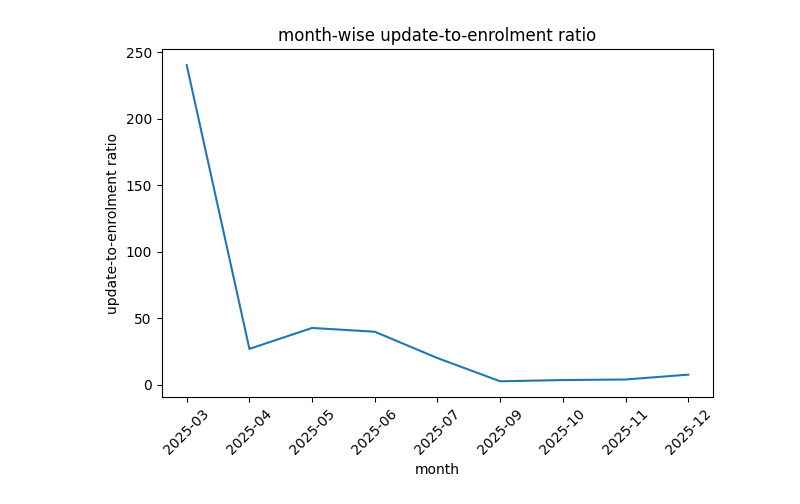
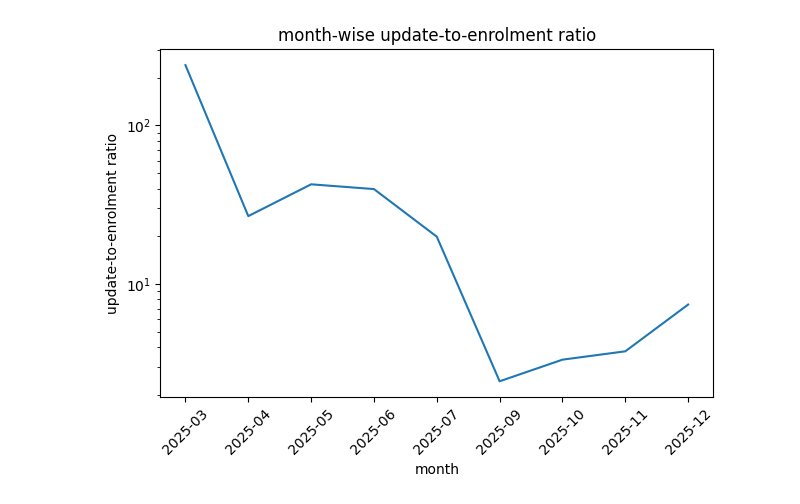
Before and after one commit to RishikaBothra/vestige, a Jupyter notebook: notebooks/Month-wise Update-to-Enrolment Ratio.ipynb, the cells around one changed output. Cells and saved outputs as stored; diff of their text form; code cells hidden in the pictures.

```diff
--- a/notebooks/Month-wise Update-to-Enrolment Ratio.ipynb
+++ b/notebooks/Month-wise Update-to-Enrolment Ratio.ipynb
@@ -1,27 +1,28 @@
 # %%
 import pandas as pd
 import matplotlib.pyplot as plt
 
 enrolment_df=pd.read_parquet("../sql/data/data_cache/enrolment_clean.parquet")
 demographic_df=pd.read_parquet("../sql/data/data_cache/demographic_clean.parquet")
 biometric_df=pd.read_parquet("../sql/data/data_cache/biometric_clean.parquet")
 
 enrolment_df["month"]=pd.to_datetime(enrolment_df["date"]).dt.to_period("M").astype(str)
 updates=pd.concat([demographic_df,biometric_df])
 updates["month"]=pd.to_datetime(updates["date"]).dt.to_period("M").astype(str)
 
 month_enrolments=enrolment_df.groupby("month").size()
 month_updates=updates.groupby("month").size()
 
 ratio=(month_updates/month_enrolments).dropna().sort_index()
 
 plt.figure()
 plt.plot(ratio.index,ratio.values)
 plt.xticks(rotation=45)
 plt.xlabel("month")
+plt.yscale("log")
 plt.ylabel("update-to-enrolment ratio")
 plt.title("month-wise update-to-enrolment ratio")
 plt.tight_layout()
 plt.show()
 # %% [output]
-[figure, old version]
+[figure, new version]
```
Also changed, not shown: parts of 2 cells of this notebook, 12 other files.
